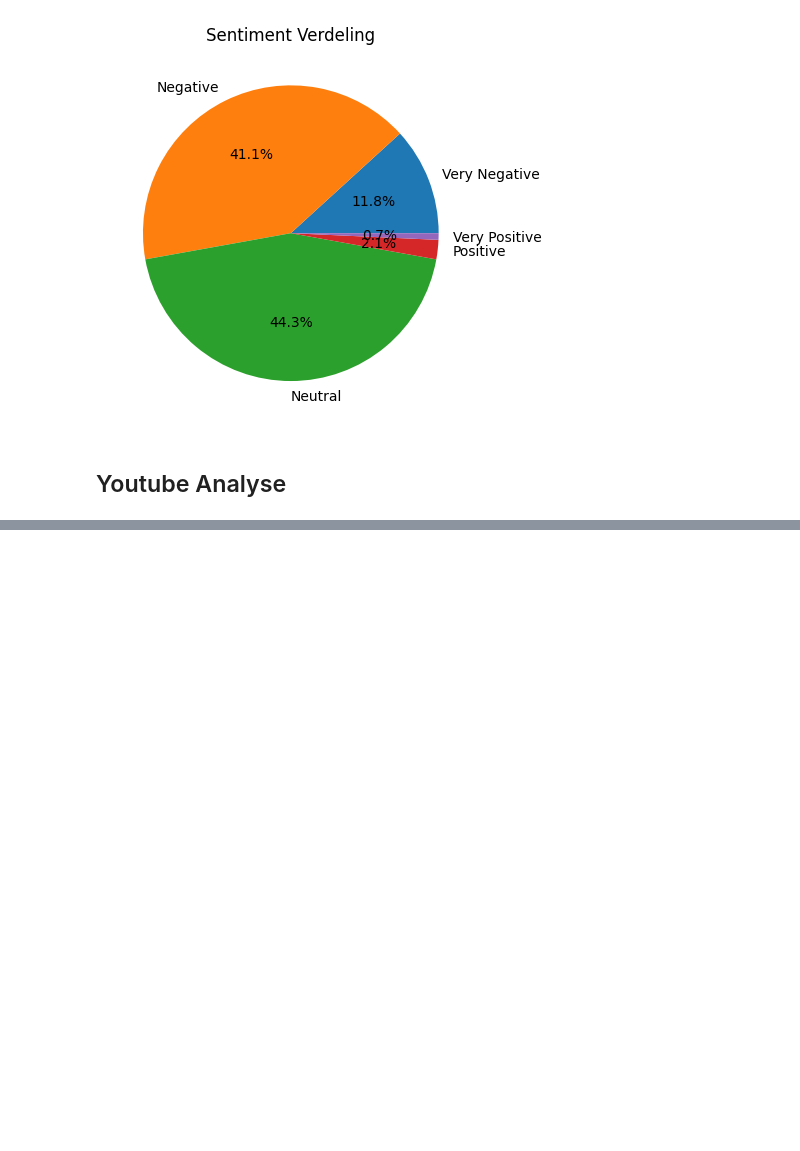
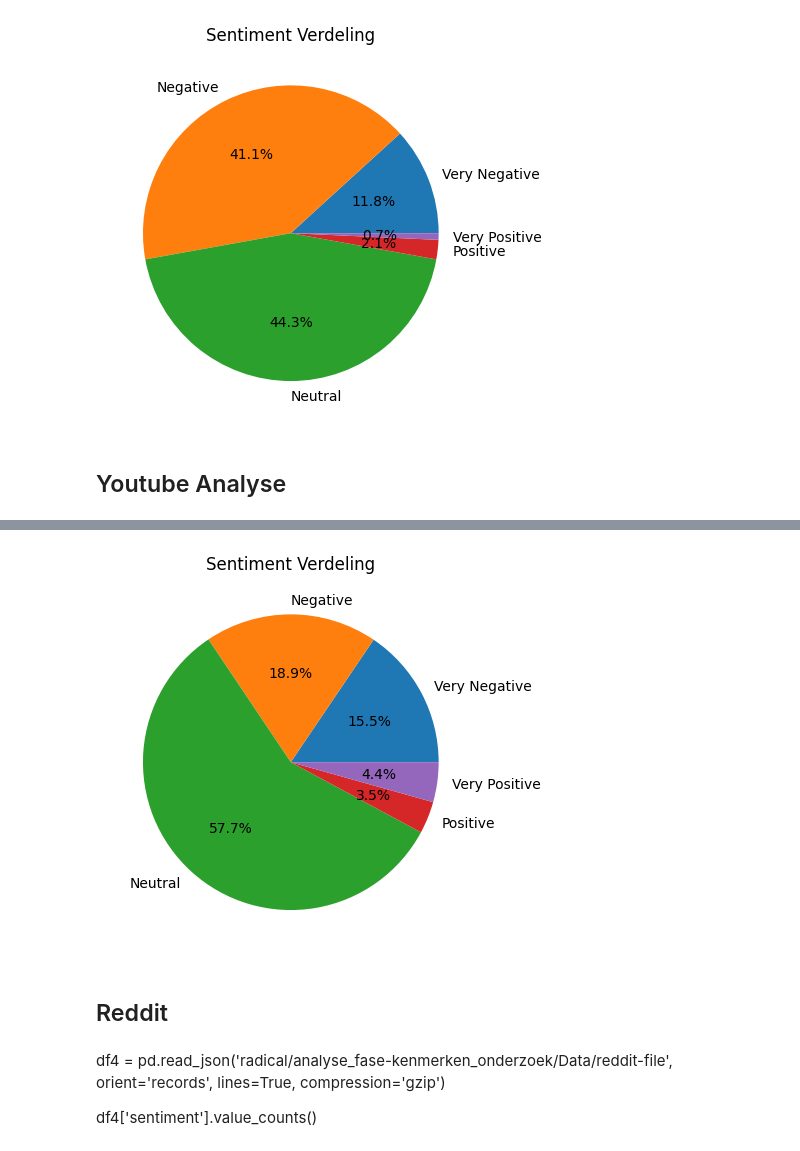
Before and after one commit to ManzerX/radical, a Jupyter notebook: analyse_fase-kenmerken_onderzoek/Sentiment/sentiment-analyse.ipynb, the cells around one changed output, grey strips where cells are left out. Saved outputs shown, nothing was run; the diff lists cells and outputs as text; code cells hidden in the pictures; blank space fills up the shorter version.

```diff
--- a/analyse_fase-kenmerken_onderzoek/Sentiment/sentiment-analyse.ipynb
+++ b/analyse_fase-kenmerken_onderzoek/Sentiment/sentiment-analyse.ipynb
@@ -86,0 +153,3 @@ Name: count, dtype: int64
+# %%
+df3 = pd.read_json('radical/analyse_fase-kenmerken_onderzoek/Data/bs-posts2-sentiment-labeld.jsonl.gz', orient='records', lines=True, compression='gzip')
+df3['sentiment'].value_counts()
@@ -86,0 +164,17 @@ Name: count, dtype: int64
+# %%
+order = ["Very Negative", "Negative", "Neutral", "Positive", "Very Positive"]
+
+sentiment_counts = df3["sentiment"].value_counts().reindex(order)
+
+plt.figure()
+plt.pie(sentiment_counts, labels=sentiment_counts.index, autopct='%1.1f%%')
+plt.title("Sentiment Verdeling")
+plt.show()
+# %% [output]
+[figure, added]
+# %% [markdown]
+## Reddit
+# %% [markdown]
+df4 = pd.read_json('radical/analyse_fase-kenmerken_onderzoek/Data/reddit-file', orient='records', lines=True, compression='gzip')
+
+df4['sentiment'].value_counts()
```
Also changed, not shown: parts of 14 cells of this notebook, 6 other files.
